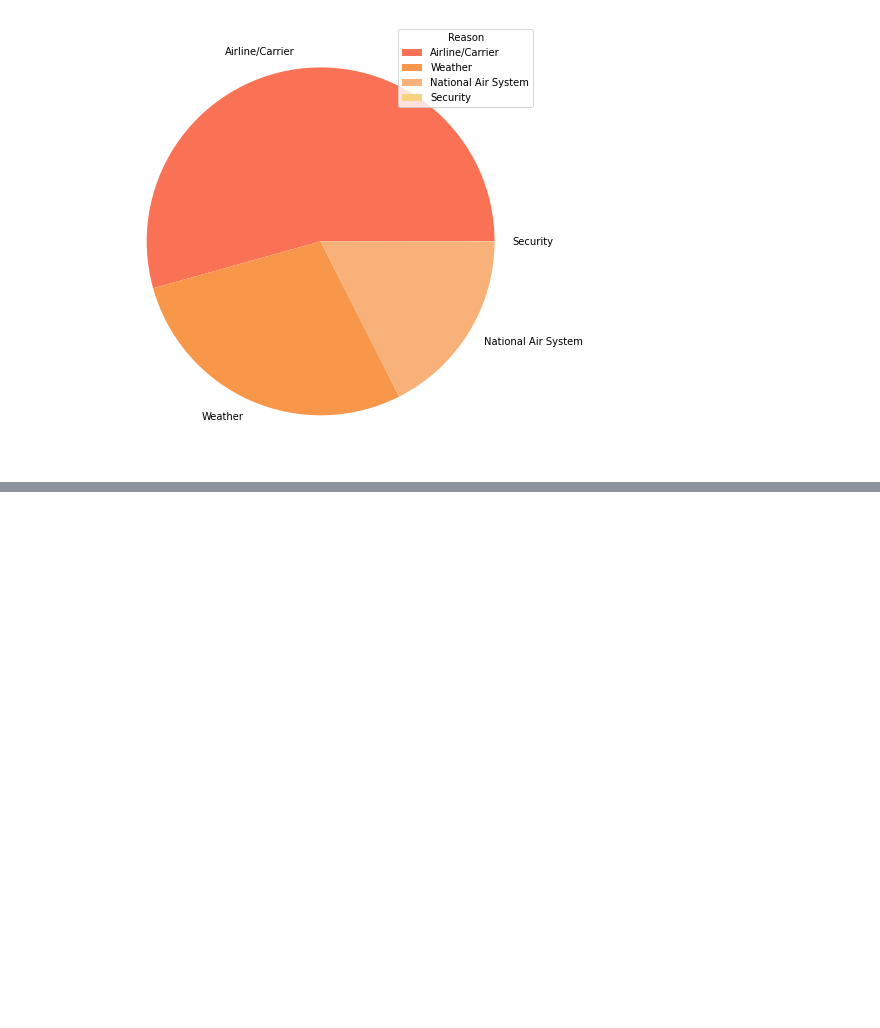
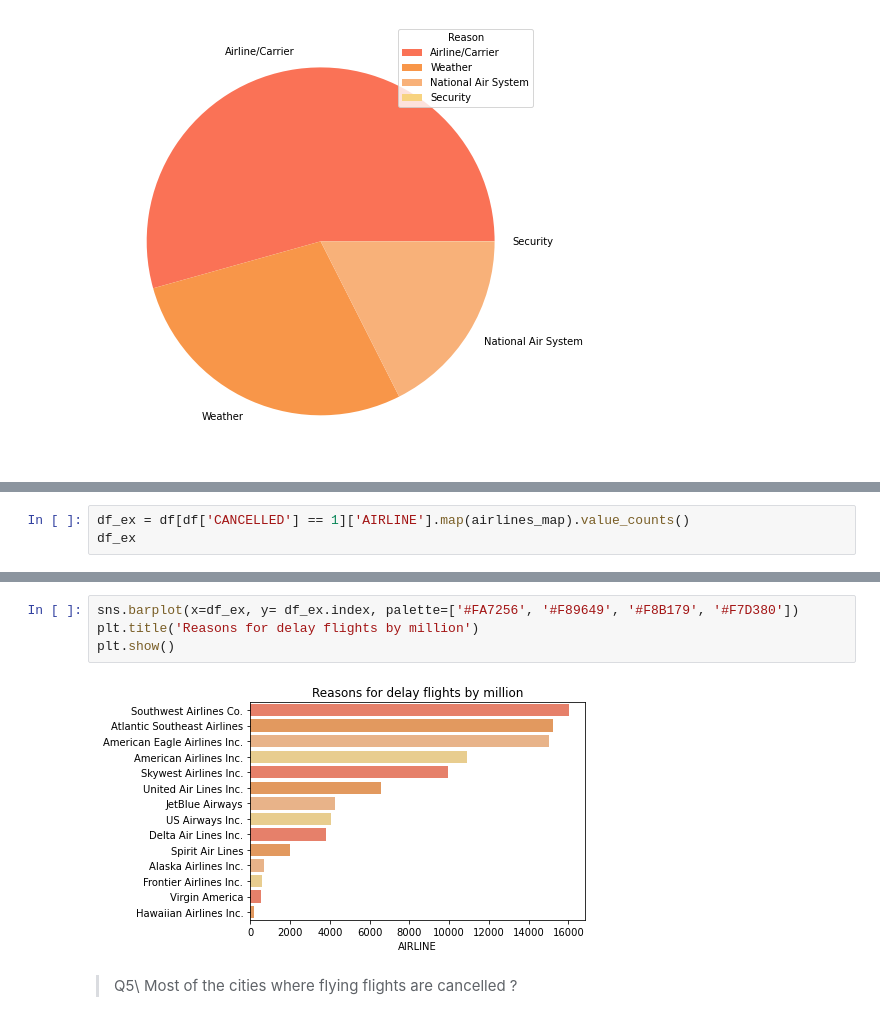
Before and after one commit to Yousef-Nasr/Flight-Cancellation-Classiffication, a Jupyter notebook: main.ipynb, the cells around one changed output, grey strips where cells are left out. Saved outputs shown, nothing was run; the diff lists cells and outputs as text; blank space fills up the shorter version.

```diff
--- a/main.ipynb
+++ b/main.ipynb
@@ -133,0 +215,3 @@ plt.show()
+# %%
+df_ex = df[df['CANCELLED'] == 1]['AIRLINE'].map(airlines_map).value_counts()
+df_ex
@@ -133,0 +234,8 @@ plt.show()
+# %%
+sns.barplot(x=df_ex, y= df_ex.index, palette=['#FA7256', '#F89649', '#F8B179', '#F7D380'])
+plt.title('Reasons for delay flights by million')
+plt.show()
+# %% [output]
+[figure, added]
+# %% [markdown]
+> Q5\ Most of the cities where flying flights are cancelled ?
```
Also changed, not shown: parts of 17 cells of this notebook, 2 other files.
